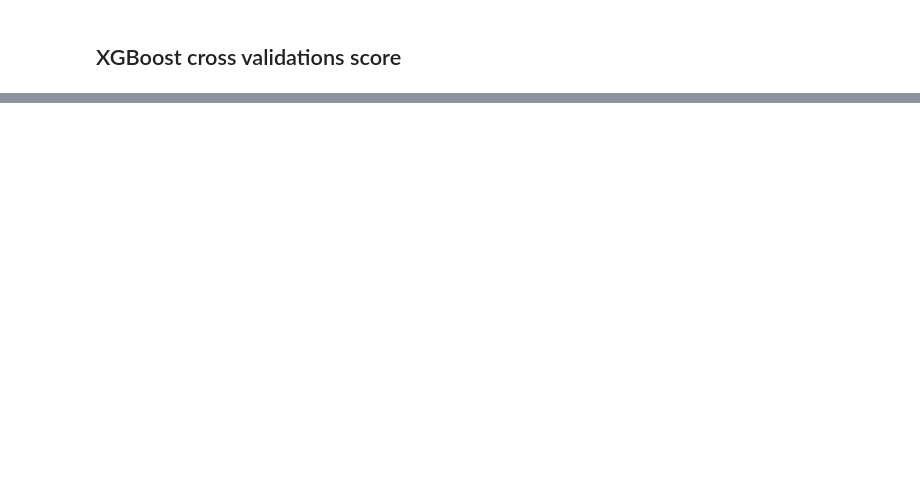
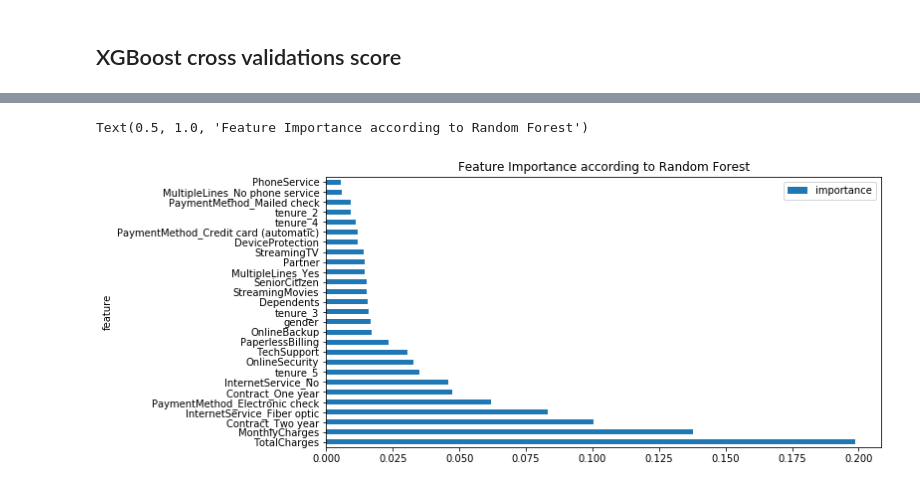
Before and after one commit to fares-ds/Telecom_Customer_Churn_Prediction, a Jupyter notebook: telecom_customer_churn_prediciton_ML.ipynb, the cells around one changed output, grey strips where cells are left out. Drawn from its saved outputs; the diff is of its cells as text; code cells hidden in the pictures; blank space fills up the shorter version.

```diff
--- a/telecom_customer_churn_prediciton_ML.ipynb
+++ b/telecom_customer_churn_prediciton_ML.ipynb
@@ -457,0 +477,8 @@ plot_roc_curve(xgb_clf, X_test, y_test, ax=disp.ax_)
+# %%
+df = feature_imp(data.drop('Churn', axis=1), rf_clf)
+df.set_index('feature', inplace=True)
+df.plot(kind='barh', figsize=(10, 5))
+plt.title('Feature Importance according to Random Forest')
+# %% [output]
+Text(0.5, 1.0, 'Feature Importance according to Random Forest')
+[figure, added]
```
Also changed, not shown: parts of 11 cells of this notebook.
